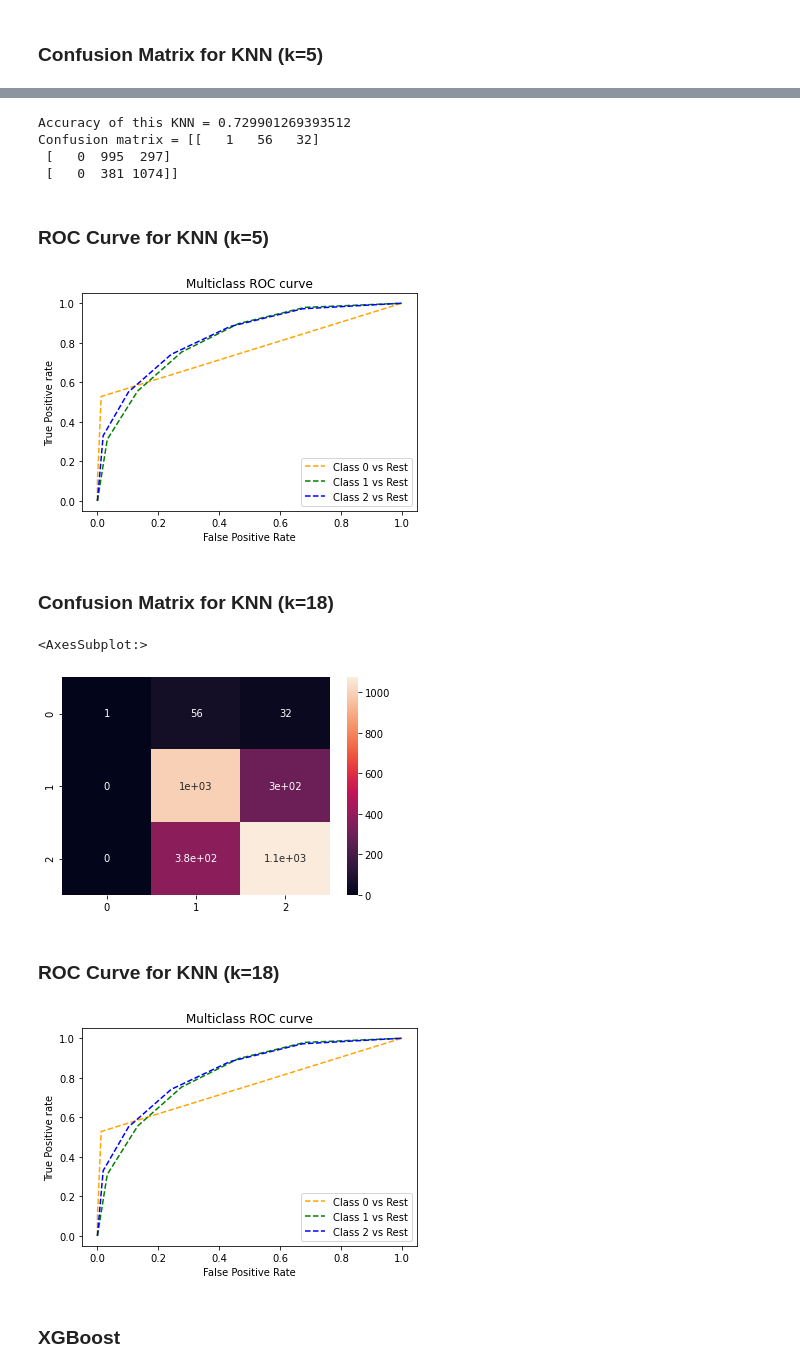
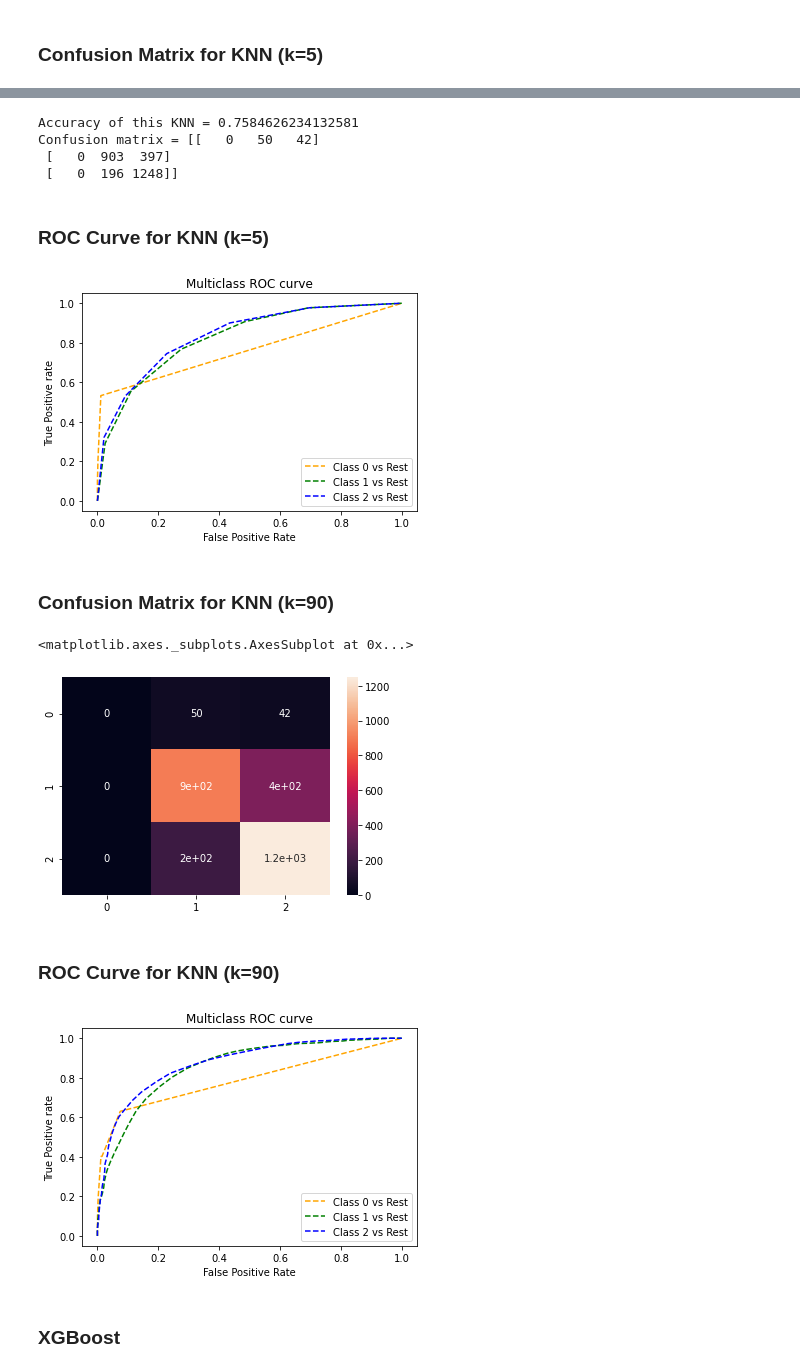
Before and after one commit to swathijs1619/Journal_Decision_Using_ML, a Jupyter notebook: COVID -19 Journal Decision using ML-Copy1_using_3-journals.ipynb, the cells around one changed output, grey strips where cells are left out. Drawn from its saved outputs; the diff is of its cells as text; code cells hidden in the pictures.

```diff
--- a/COVID -19 Journal Decision using ML-Copy1_using_3-journals.ipynb
+++ b/COVID -19 Journal Decision using ML-Copy1_using_3-journals.ipynb
@@ -962,7 +960,7 @@ def select_features(train_X, train_y, test_X, k):
     test_X = selector.transform(test_X)
     return train_X, test_X
 # %%
-tfidf_train_final,tfidf_test_final = select_features(train_tfidf,y_train,test_tfidf,627)
+tfidf_train_final,tfidf_test_final = select_features(train_tfidf,y_train,test_tfidf,787)
 # %%
 tfidf_train_final.shape
 # %% [output]
@@ -1082,9 +1080,9 @@ plt.show()
 ### KNN
 # %%
 from sklearn.neighbors import KNeighborsClassifier
-model = KNeighborsClassifier(n_neighbors = 5)
-model.fit(tfidf_train_final,y_train)
-predictions = model.predict(tfidf_test_final)
+knn_model = KNeighborsClassifier(n_neighbors = 5)
+knn_model.fit(tfidf_train_final,y_train)
+predictions = knn_model.predict(tfidf_test_final)
 print ("Accuracy of this KNN = " + str(metrics.accuracy_score(y_test, predictions)))
 print ("Confusion matrix = " + str(metrics.confusion_matrix(y_test, predictions)))
 # %% [output]
@@ -1127,14 +1125,14 @@ plt.plot(error_rates)
 # %%
-model = KNeighborsClassifier(n_neighbors = 18)
-model.fit(tfidf_train_final,y_train)
-predictions = model.predict(tfidf_test_final)
+knn_model = KNeighborsClassifier(n_neighbors = 90)
+knn_model.fit(tfidf_train_final,y_train)
+predictions = knn_model.predict(tfidf_test_final)
 print ("Accuracy of this KNN = " + str(metrics.accuracy_score(y_test, predictions)))
 print ("Confusion matrix = " + str(metrics.confusion_matrix(y_test, predictions)))
 # %% [output]
-Accuracy of this KNN = 0.729901269393512
-Confusion matrix = [[   1   56   32]
- [   0  995  297]
- [   0  381 1074]]
+Accuracy of this KNN = 0.7584626234132581
+Confusion matrix = [[   0   50   42]
+ [   0  903  397]
+ [   0  196 1248]]
 # %% [markdown]
 ### ROC Curve for KNN (k=5)
 # %%
@@ -1168,49 +1166,49 @@ plt.ylabel('True Positive rate')
 plt.legend(loc='best')
 plt.show()
 # %% [output]
-[figure, old version]
+[figure, new version]
 # %% [markdown]
-### Confusion Matrix for KNN (k=18)
+### Confusion Matrix for KNN (k=90)
 # %%
 import seaborn as sns
 sns.heatmap(metrics.confusion_matrix(y_test, predictions), annot=True)
 # %% [output]
-<AxesSubplot:>
+<matplotlib.axes._subplots.AxesSubplot at 0x...>
-[figure, old version]
+[figure, new version]
 # %% [markdown]
-### ROC Curve for KNN (k=18)
+### ROC Curve for KNN (k=90)
 # %%
 from sklearn.multiclass import OneVsRestClassifier
 from sklearn.metrics import roc_curve
 from sklearn.metrics import roc_auc_score
 
 # fit model
-clf = OneVsRestClassifier(KNeighborsClassifier(n_neighbors = 5))
+clf = OneVsRestClassifier(KNeighborsClassifier(n_neighbors = 90))
 clf.fit(tfidf_train_final, y_train)
 pred = clf.predict(tfidf_test_final)
 pred_prob = clf.predict_proba(tfidf_test_final)
 
 # roc curve for classes
 fpr = {}
 tpr = {}
 thresh ={}
 
 n_class = 3
 
 for i in range(n_class):
     fpr[i], tpr[i], thresh[i] = roc_curve(y_test, pred_prob[:,i], pos_label=i)
 
 # plotting
 plt.plot(fpr[0], tpr[0], linestyle='--',color='orange', label='Class 0 vs Rest')
 plt.plot(fpr[1], tpr[1], linestyle='--',color='green', label='Class 1 vs Rest')
 plt.plot(fpr[2], tpr[2], linestyle='--',color='blue', label='Class 2 vs Rest')
 plt.title('Multiclass ROC curve')
 plt.xlabel('False Positive Rate')
 plt.ylabel('True Positive rate')
 plt.legend(loc='best')
 plt.show()
 # %% [output]
-[figure, old version]
+[figure, new version]
 # %% [markdown]
 ### XGBoost
 # %%
```
Also changed, not shown: parts of 56 cells of this notebook, 1 other file.
